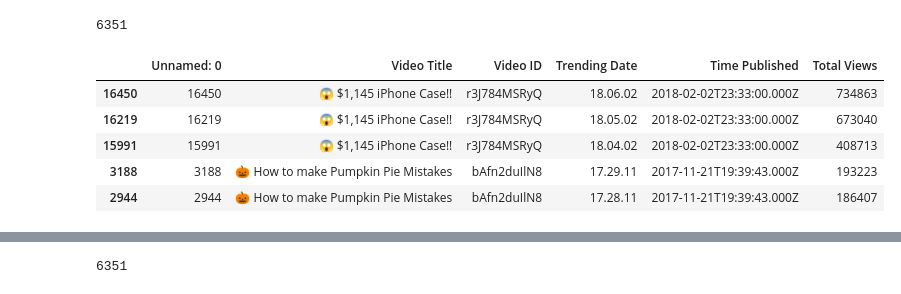
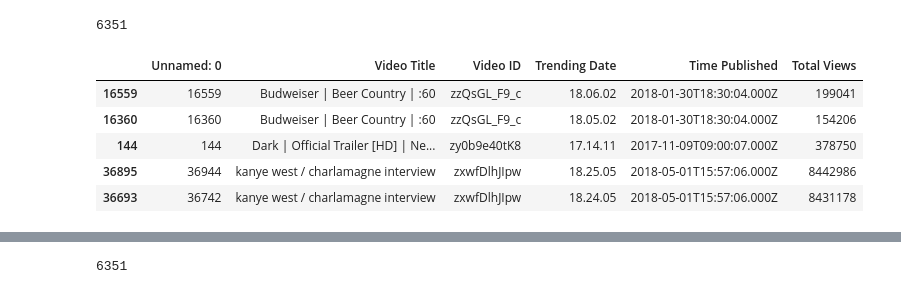
Before and after one commit to paholland/Project_YoutubeVideoStatistics, a Jupyter notebook: Michelle/Number of Days Trending vs. Views.ipynb, the cells around one changed output, grey strips where cells are left out. Saved outputs shown, nothing was run; the diff lists cells and outputs as text; code cells hidden in the pictures.

```diff
--- a/Michelle/Number of Days Trending vs. Views.ipynb
+++ b/Michelle/Number of Days Trending vs. Views.ipynb
@@ -95,18 +95,18 @@ len(trendingSummary_df)
 # %%
 #Get rid of all but the last day trending so I only have the total views per video
 
 #Sort by video name, then date
 
-yt_df = yt_df.sort_values(["Video Title", "Trending Date"], ascending=False)
+yt_df = yt_df.sort_values(["Video ID", "Trending Date"], ascending=False)
 
 yt_df.head()
 # %% [output]
 |  | Unnamed: 0 | Video Title | Video ID | Trending Date | Time Published | Total Views |
-| 16450 | 16450 | 😱 $1,145 iPhone Case!! | r3J784MSRyQ | 18.06.02 | 2018-02-02T23:33:00.000Z | 734863 |
-| 16219 | 16219 | 😱 $1,145 iPhone Case!! | r3J784MSRyQ | 18.05.02 | 2018-02-02T23:33:00.000Z | 673040 |
-| 15991 | 15991 | 😱 $1,145 iPhone Case!! | r3J784MSRyQ | 18.04.02 | 2018-02-02T23:33:00.000Z | 408713 |
-| 3188 | 3188 | 🎃 How to make Pumpkin Pie Mistakes | bAfn2duIlN8 | 17.29.11 | 2017-11-21T19:39:43.000Z | 193223 |
-| 2944 | 2944 | 🎃 How to make Pumpkin Pie Mistakes | bAfn2duIlN8 | 17.28.11 | 2017-11-21T19:39:43.000Z | 186407 |
+| 16559 | 16559 | Budweiser | Beer Country | :60 | zzQsGL_F9_c | 18.06.02 | 2018-01-30T18:30:04.000Z | 199041 |
+| 16360 | 16360 | Budweiser | Beer Country | :60 | zzQsGL_F9_c | 18.05.02 | 2018-01-30T18:30:04.000Z | 154206 |
+| 144 | 144 | Dark | Official Trailer [HD] | Ne... | zy0b9e40tK8 | 17.14.11 | 2017-11-09T09:00:07.000Z | 378750 |
+| 36895 | 36944 | kanye west / charlamagne interview | zxwfDlhJIpw | 18.25.05 | 2018-05-01T15:57:06.000Z | 8442986 |
+| 36693 | 36742 | kanye west / charlamagne interview | zxwfDlhJIpw | 18.24.05 | 2018-05-01T15:57:06.000Z | 8431178 |
 # %%
 #Remove extra trending dates
 
```
Also changed, not shown: parts of 5 cells of this notebook, 2 other files.
